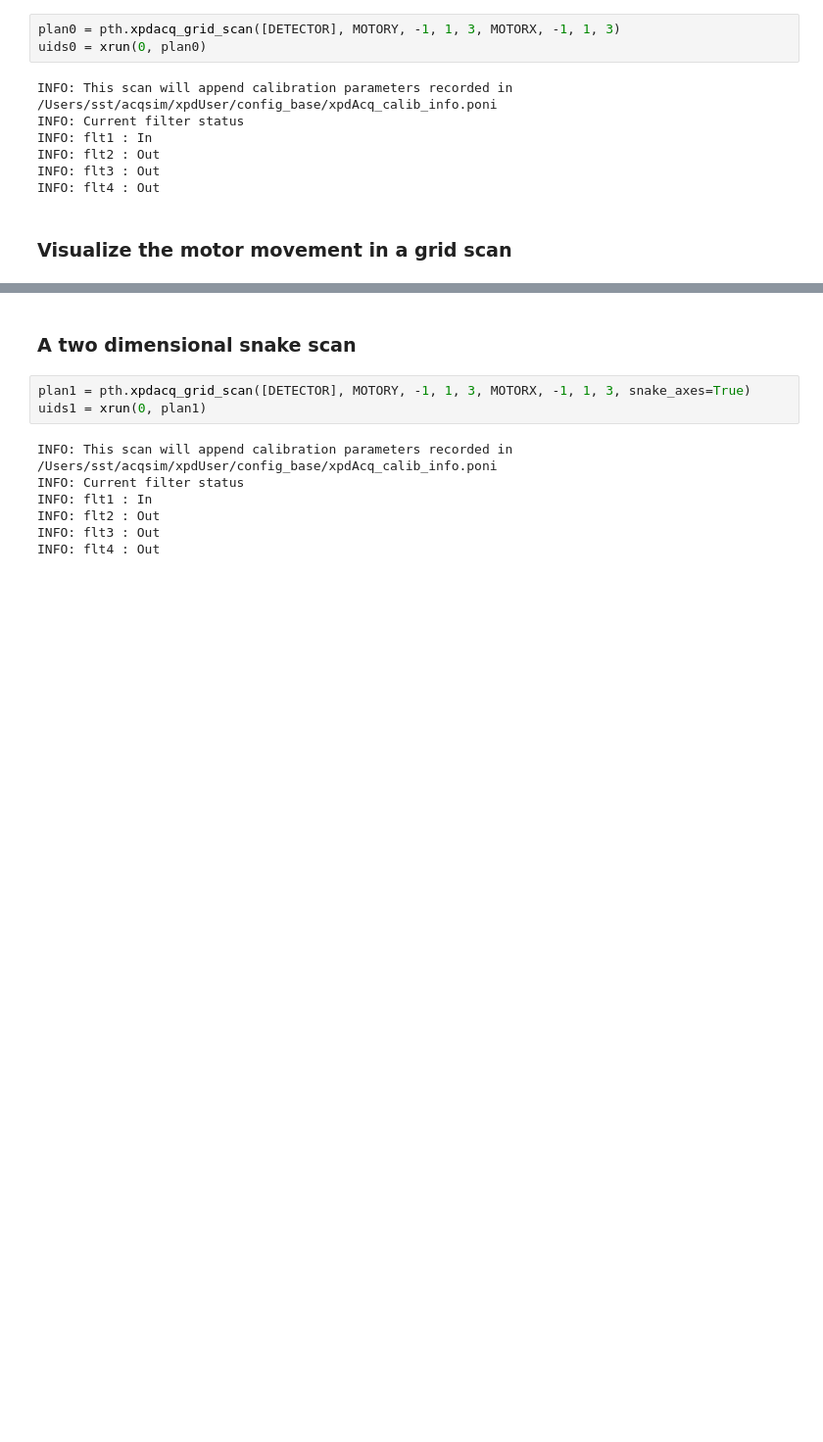
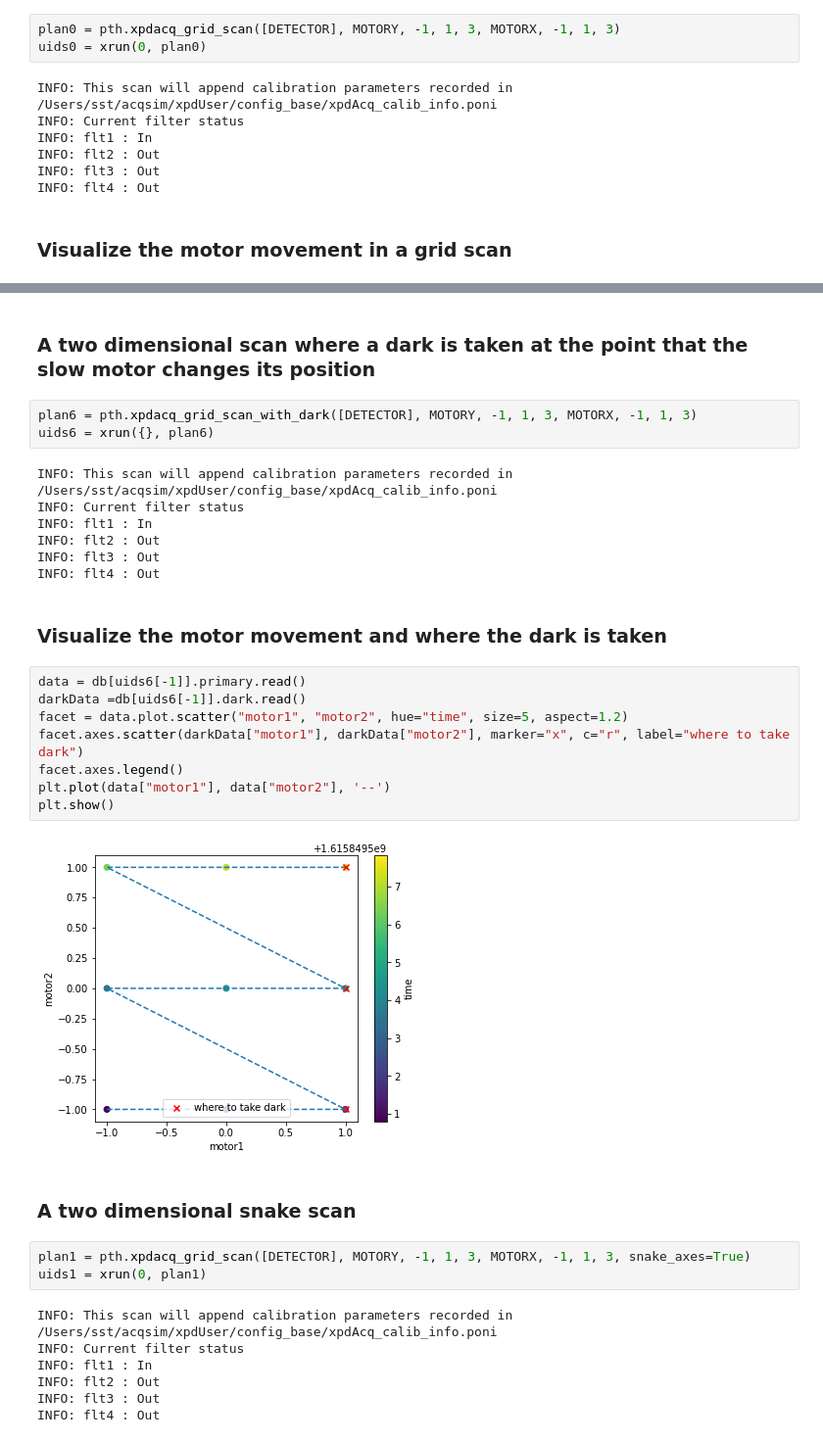
Before and after one commit to Billingegroup/bluesky_scanplans, a Jupyter notebook: notebooks/grid_scan.ipynb, the cells around one changed output, grey strips where cells are left out. Shown at 98% size. Saved outputs shown, nothing was run; the diff lists cells and outputs as text; blank space fills up the shorter version.

```diff
--- a/notebooks/grid_scan.ipynb
+++ b/notebooks/grid_scan.ipynb
@@ -111,3 +126,27 @@ plt.show()
+# %% [markdown]
+### A two dimensional scan where a dark is taken at the point that the slow motor changes its position
+# %%
+plan6 = pth.xpdacq_grid_scan_with_dark([DETECTOR], MOTORY, -1, 1, 3, MOTORX, -1, 1, 3)
+uids6 = xrun({}, plan6)
+# %% [output]
+INFO: This scan will append calibration parameters recorded in /Users/sst/acqsim/xpdUser/config_base/xpdAcq_calib_info.poni
+INFO: Current filter status
+INFO: flt1 : In
+INFO: flt2 : Out
+INFO: flt3 : Out
+INFO: flt4 : Out
+# %% [markdown]
+### Visualize the motor movement and where the dark is taken
+# %%
+data = db[uids6[-1]].primary.read()
+darkData =db[uids6[-1]].dark.read()
+facet = data.plot.scatter("motor1", "motor2", hue="time", size=5, aspect=1.2)
+facet.axes.scatter(darkData["motor1"], darkData["motor2"], marker="x", c="r", label="where to take dark")
+facet.axes.legend()
+plt.plot(data["motor1"], data["motor2"], '--')
+plt.show()
+# %% [output]
+[figure, added]
 # %% [markdown]
 ### A two dimensional snake scan
 # %%
```
Also changed, not shown: parts of 20 cells of this notebook.
